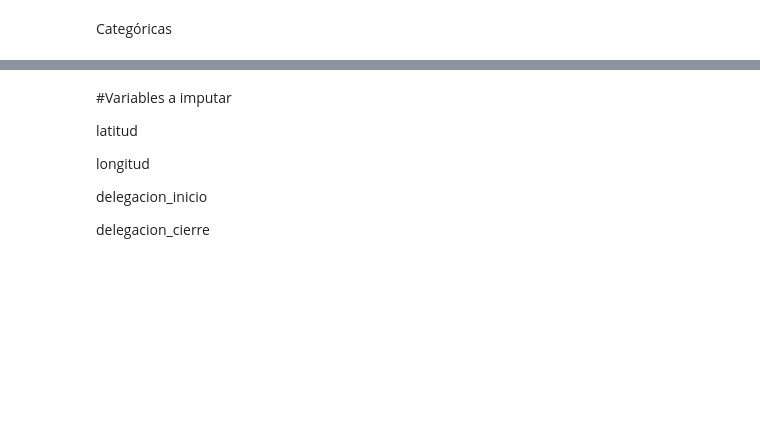
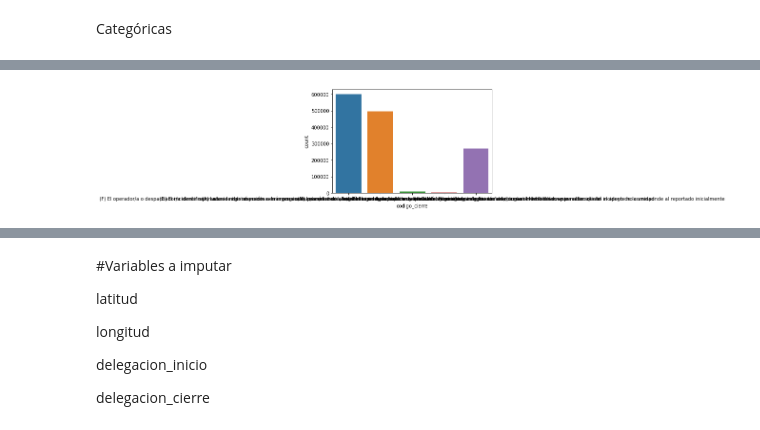
Before and after one commit to YusuriAR/Incidentes_c5, a Jupyter notebook: Proyecto1_Eq8.ipynb, the cells around one changed output, grey strips where cells are left out. Drawn from its saved outputs; the diff is of its cells as text; code cells hidden in the pictures; blank space fills up the shorter version.

```diff
--- a/Proyecto1_Eq8.ipynb
+++ b/Proyecto1_Eq8.ipynb
@@ -540,0 +534,10 @@ geo
+# %%
+# Crear variable de incidentes_reales
+row_indexes=c5[c5['codigo_cierre']=='(A) La unidad de atención a emergencias fue despachada, llegó al lugar de los hechos y confirmó la emergencia reportada'].index
+c5.loc[row_indexes,'incidente_real']="1"
+c5['incidente_real'] = c5['incidente_real'].replace(np.nan, '-1')
+# %%
+# Crear variable de incidentes_reales_aux para uso del mapa
+row_indexes_aux=c5[c5['codigo_cierre']=='(A) La unidad de atención a emergencias fue despachada, llegó al lugar de los hechos y confirmó la emergencia reportada'].index
+c5.loc[row_indexes_aux,'incidente_real_aux']='red'
+c5['incidente_real_aux'] = c5['incidente_real_aux'].replace(np.nan, 'blue')
@@ -540,0 +568,7 @@ geo
+# %%
+plt1 = sns.countplot(x="codigo_cierre",data=c5)
+#ticks = plt1.axes[0][0].get_xticks()
+#ylabels = ['$' + '{:,.0f}'.format(y) for y in ticks]
+#plt1.axes[0][0]#.get_xticks()
+# %% [output]
+[figure, added]
```
Also changed, not shown: parts of 62 cells of this notebook.
